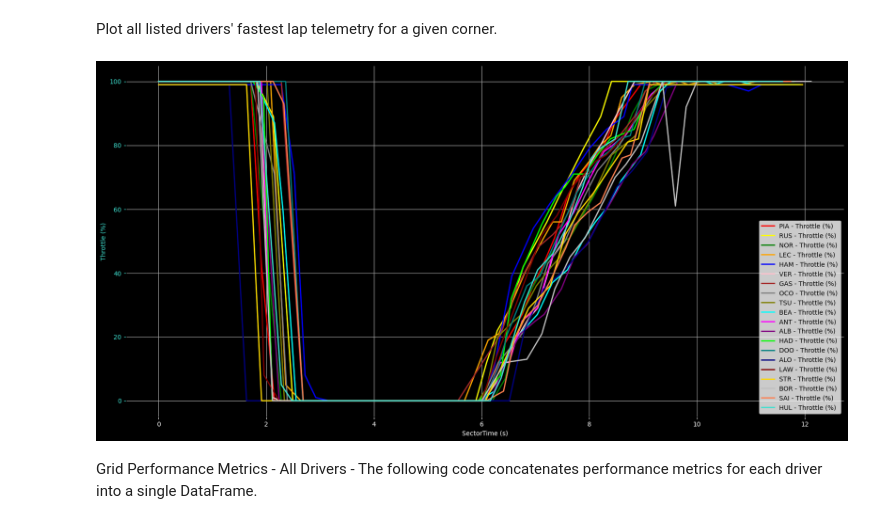
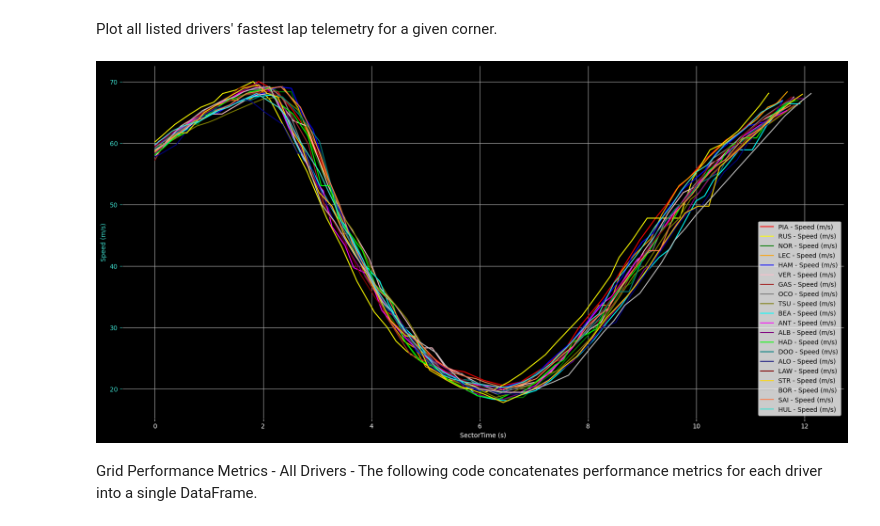
Before and after one commit to PESIII23/f1-driving-style-analytics-tool, a Jupyter notebook: notebooks/01_multi_driver_gp_analysis.ipynb, the cells around one changed output. Saved outputs shown, nothing was run; the diff lists cells and outputs as text; code cells hidden in the pictures.

```diff
--- a/notebooks/01_multi_driver_gp_analysis.ipynb
+++ b/notebooks/01_multi_driver_gp_analysis.ipynb
@@ -631,35 +631,35 @@ plots.plot_multiple_drivers_telemetry(
     dfs=[
         piastri_corner_telemetry_enriched,
         russell_corner_telemetry_enriched,
         norris_corner_telemetry_enriched,
         leclerc_corner_telemetry_enriched,
         hamilton_corner_telemetry_enriched,
         verstappen_corner_telemetry_enriched,
         gasly_corner_telemetry_enriched,
         ocon_corner_telemetry_enriched,
         tsunoda_corner_telemetry_enriched,
         bearman_corner_telemetry_enriched,
         antonelli_corner_telemetry_enriched,
         albon_corner_telemetry_enriched,
         hadjar_corner_telemetry_enriched,
         doohan_corner_telemetry_enriched,
         alonso_corner_telemetry_enriched,
         lawson_corner_telemetry_enriched,
         stroll_corner_telemetry_enriched,
         bortoleto_corner_telemetry_enriched,
         sainz_corner_telemetry_enriched,
         hulkenberg_corner_telemetry_enriched
     ],
     drivers=[
         piastri, russell, norris, leclerc, hamilton, verstappen, gasly, ocon, tsunoda, bearman,
         antonelli, albon, hadjar, doohan, alonso, lawson, stroll, bortoleto, sainz, hulkenberg
     ],
 
     # speed, acceleration, rpm, g_force, gear, throttle, brakes
-    telemetry_cols=[throttle]
+    telemetry_cols=[speed]
 )
 # %% [output]
-[figure, old version]
+[figure, new version]
 # %% [markdown]
 Grid Performance Metrics - All Drivers - The following code concatenates performance metrics for each driver into a single DataFrame.
 # %%
```
Also changed, not shown: parts of 5 cells of this notebook, 3 other files.
